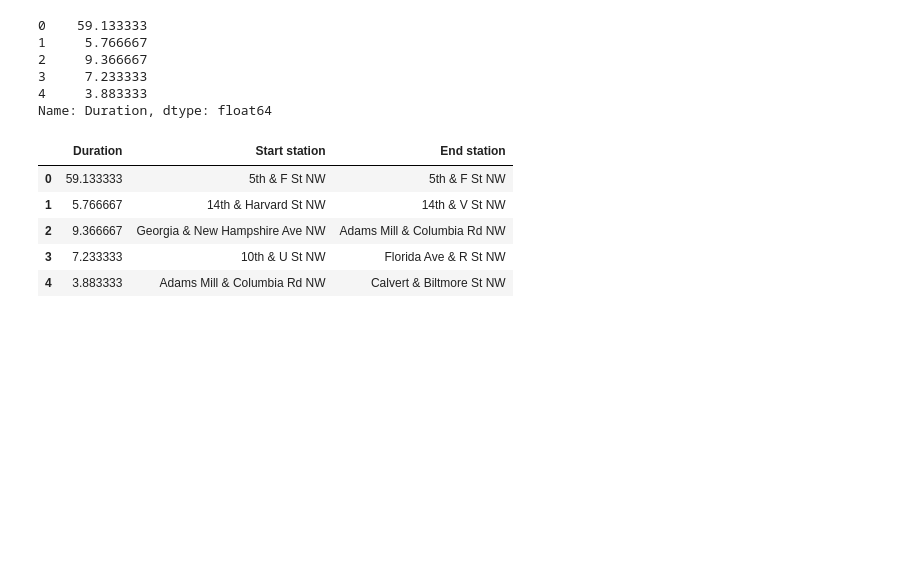
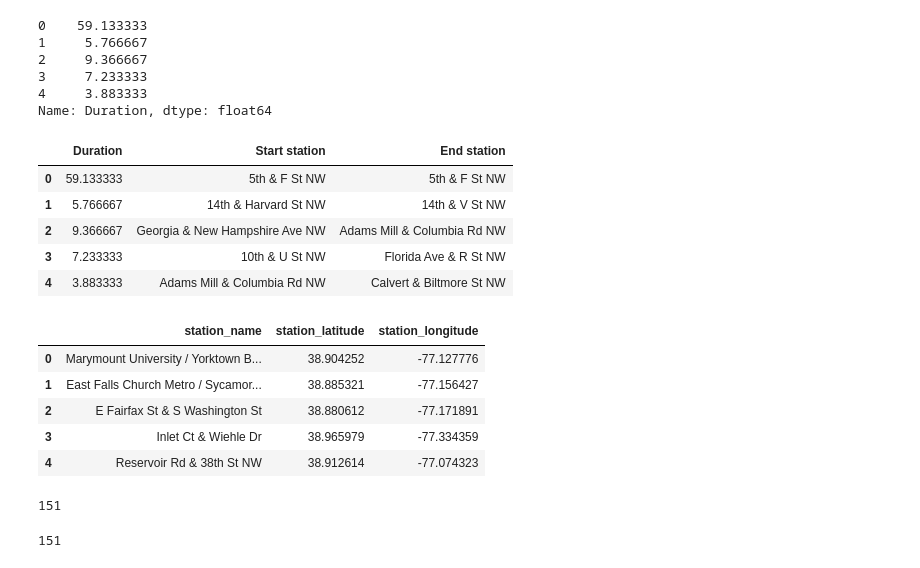
Before and after one commit to MaxLopezSalgado/capital_bike_sharing, a Jupyter notebook: data_wrangling/data_wrangling.ipynb, the cells around one changed output. Saved outputs shown, nothing was run; the diff lists cells and outputs as text; code cells hidden in the pictures; blank space fills up the shorter version.

```diff
--- a/data_wrangling/data_wrangling.ipynb
+++ b/data_wrangling/data_wrangling.ipynb
@@ -719,0 +721,34 @@ trip_history.to_csv('/Users/maximilianolopezsalgado/data_projects/capital_bike_s
+# %%
+# import the station_coordinates_cleaned dataset
+station_coordinates_cleaned = pd.read_csv('/Users/maximilianolopezsalgado/data_projects/capital_bike_sharing/datasets/station_coordinates_cleaned.csv')
+
+# check the first 5 rows of the station_coordinates_cleaned dataset
+display(station_coordinates_cleaned.head())
+# %% [output]
+|  | station_name | station_latitude | station_longitude |
+| 0 | Marymount University / Yorktown B... | 38.904252 | -77.127776 |
+| 1 | East Falls Church Metro / Sycamor... | 38.885321 | -77.156427 |
+| 2 | E Fairfax St & S Washington St | 38.880612 | -77.171891 |
+| 3 | Inlet Ct & Wiehle Dr | 38.965979 | -77.334359 |
+| 4 | Reservoir Rd & 38th St NW | 38.912614 | -77.074323 |
+# %%
+# create a for that creates a list that adds the values that exist in the start_station_count_2011_2012 and in the station_coordinates_cleaned dataset
+start_station_count_2011_2012_list = []
+for i in start_station_count_2011_2012.index:
+    if i in station_coordinates_cleaned['station_name'].values:
+        start_station_count_2011_2012_list.append(i)
+
+# count the values on this list
+display(len(start_station_count_2011_2012_list))
+
+# create a for that creates a list that adds the values that exist in the end_station_count_2011_2012 and in the station_coordinates_cleaned dataset
+end_station_count_2011_2012_list = []
+for i in end_station_count_2011_2012.index:
+    if i in station_coordinates_cleaned['station_name'].values:
+        end_station_count_2011_2012_list.append(i)
+
+# count the values on this list
+display(len(end_station_count_2011_2012_list))
+# %% [output]
+151
+151
```
Also changed, not shown: parts of 6 cells of this notebook, 1 other file.
